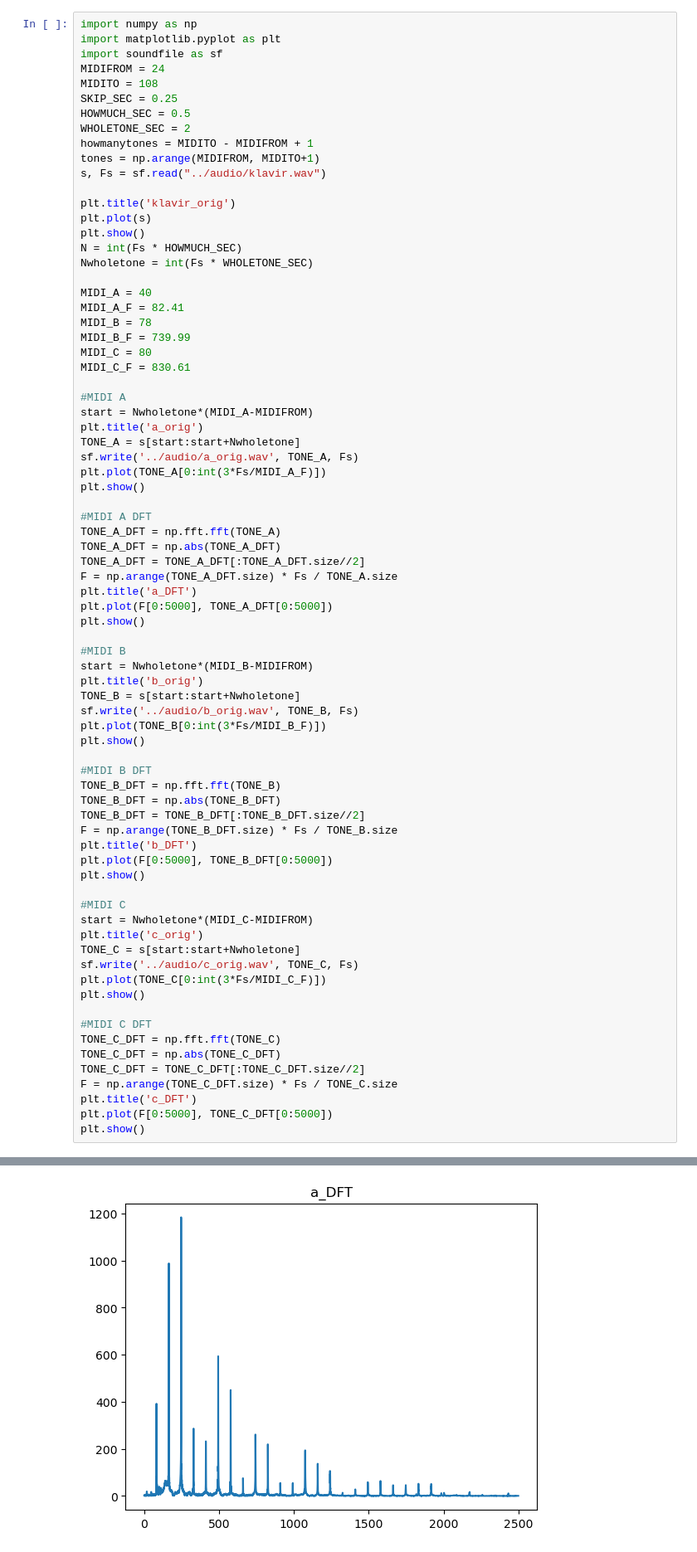
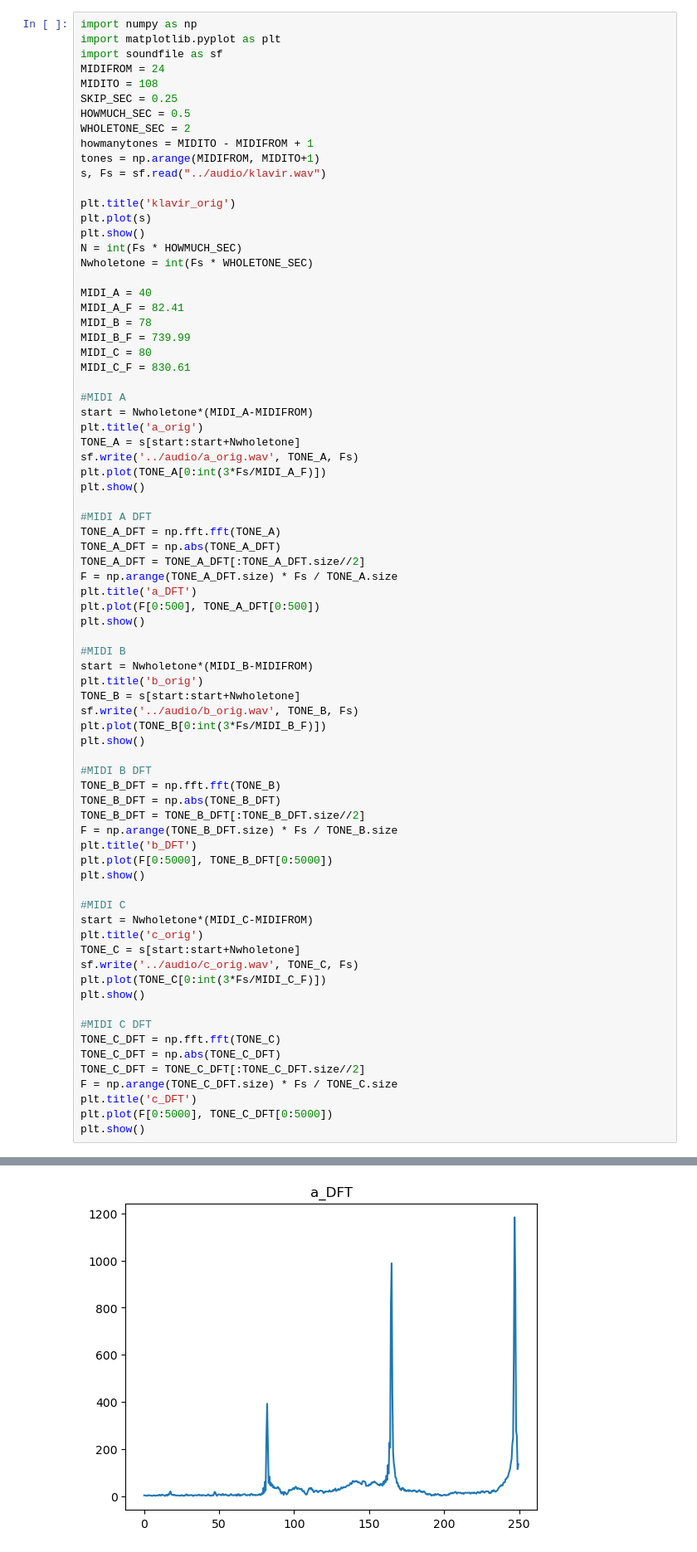
Before and after one commit to Explosiver001/ISS-projekt, a Jupyter notebook: src/main.ipynb, the cells around one changed output, grey strips where cells are left out. Shown at 83% size. Cells and saved outputs as stored; diff of their text form.

```diff
--- a/src/main.ipynb
+++ b/src/main.ipynb
@@ -38,7 +38,7 @@ TONE_A_DFT = np.abs(TONE_A_DFT)
 TONE_A_DFT = TONE_A_DFT[:TONE_A_DFT.size//2]
 F = np.arange(TONE_A_DFT.size) * Fs / TONE_A.size
 plt.title('a_DFT')
-plt.plot(F[0:5000], TONE_A_DFT[0:5000])
+plt.plot(F[0:500], TONE_A_DFT[0:500])
 plt.show()
 
 #MIDI B
@@ -50,34 +50,34 @@ plt.plot(TONE_B[0:int(3*Fs/MIDI_B_F)])
 plt.show()
 
 #MIDI B DFT
 TONE_B_DFT = np.fft.fft(TONE_B)
 TONE_B_DFT = np.abs(TONE_B_DFT)
 TONE_B_DFT = TONE_B_DFT[:TONE_B_DFT.size//2]
 F = np.arange(TONE_B_DFT.size) * Fs / TONE_B.size
 plt.title('b_DFT')
 plt.plot(F[0:5000], TONE_B_DFT[0:5000])
 plt.show()
 
 #MIDI C
 start = Nwholetone*(MIDI_C-MIDIFROM)
 plt.title('c_orig')
 TONE_C = s[start:start+Nwholetone]
 sf.write('../audio/c_orig.wav', TONE_C, Fs)
 plt.plot(TONE_C[0:int(3*Fs/MIDI_C_F)])
 plt.show()
 
 #MIDI C DFT
 TONE_C_DFT = np.fft.fft(TONE_C)
 TONE_C_DFT = np.abs(TONE_C_DFT)
 TONE_C_DFT = TONE_C_DFT[:TONE_C_DFT.size//2]
 F = np.arange(TONE_C_DFT.size) * Fs / TONE_C.size
 plt.title('c_DFT')
 plt.plot(F[0:5000], TONE_C_DFT[0:5000])
 plt.show()
 # %% [output]
 [figure]
 [figure]
-[figure, old version]
+[figure, new version]
 [figure]
 [figure]
 [figure]
```
Also changed, not shown: parts of 1 cell of this notebook.
